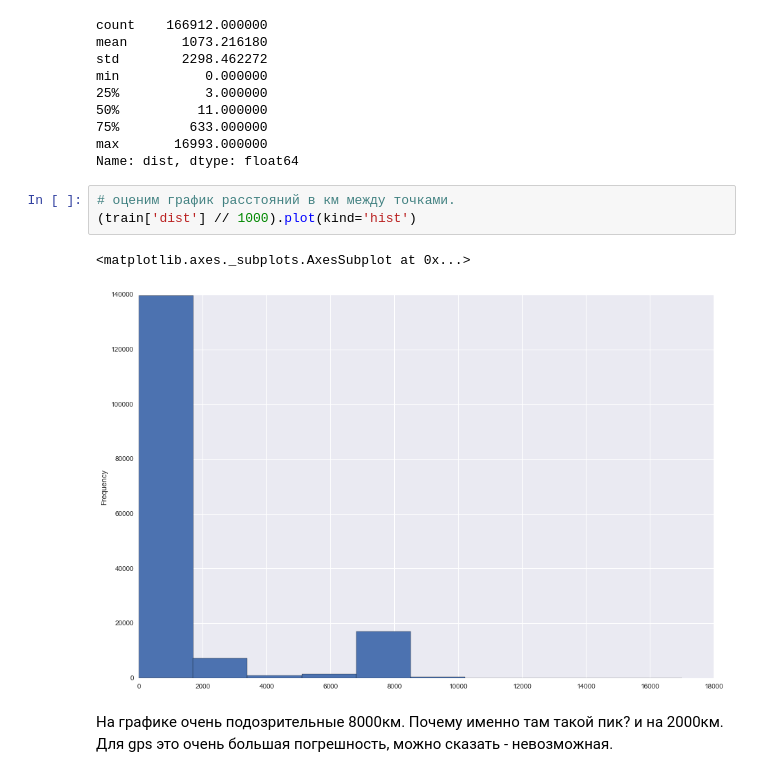
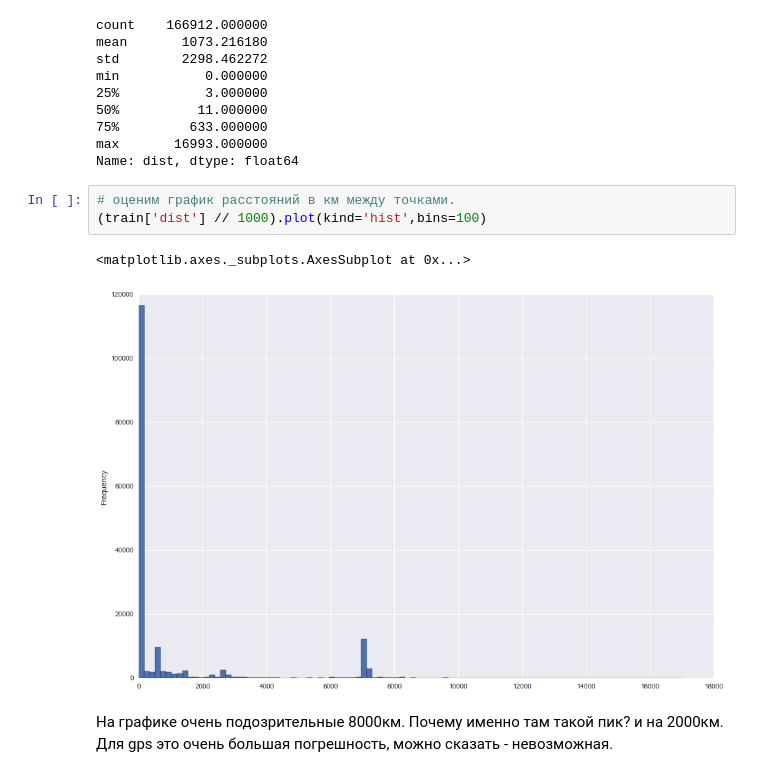
Before and after one commit to senior-sigan/Tinkoff-Data-Science-Challenge, a Jupyter notebook: task2/investigate_data.ipynb, the cells around one changed output. Drawn from its saved outputs; the diff is of its cells as text.

```diff
--- a/task2/investigate_data.ipynb
+++ b/task2/investigate_data.ipynb
@@ -249,9 +254,9 @@ max       16993.000000
 Name: dist, dtype: float64
 # %%
 # оценим график расстояний в км между точками.
-(train['dist'] // 1000).plot(kind='hist')
+(train['dist'] // 1000).plot(kind='hist',bins=100)
 # %% [output]
 <matplotlib.axes._subplots.AxesSubplot at 0x...>
-[figure, old version]
+[figure, new version]
 # %% [markdown]
 На графике очень подозрительные 8000км. Почему именно там такой пик? и на 2000км. Для gps это очень большая погрешность, можно сказать - невозможная.
```
Also changed, not shown: parts of 9 cells of this notebook, 2 other files.
